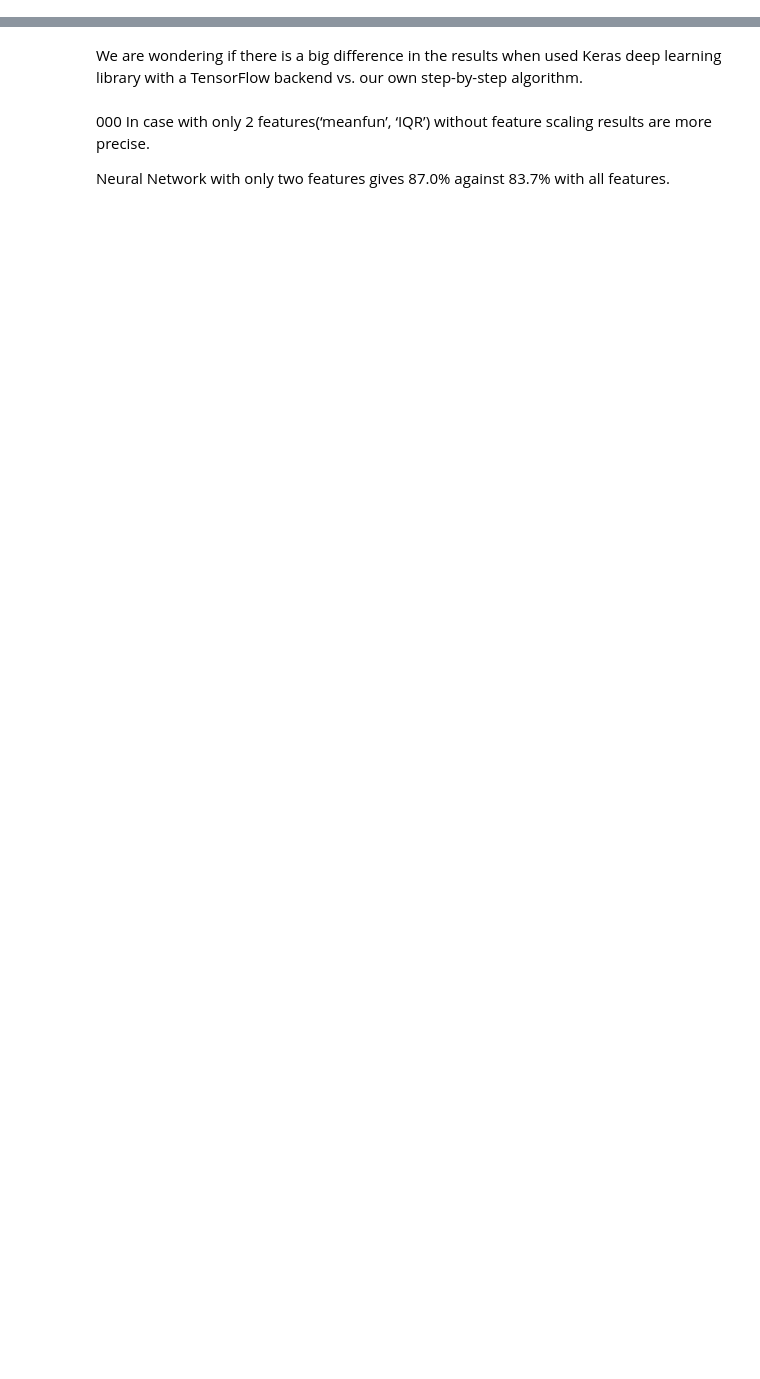
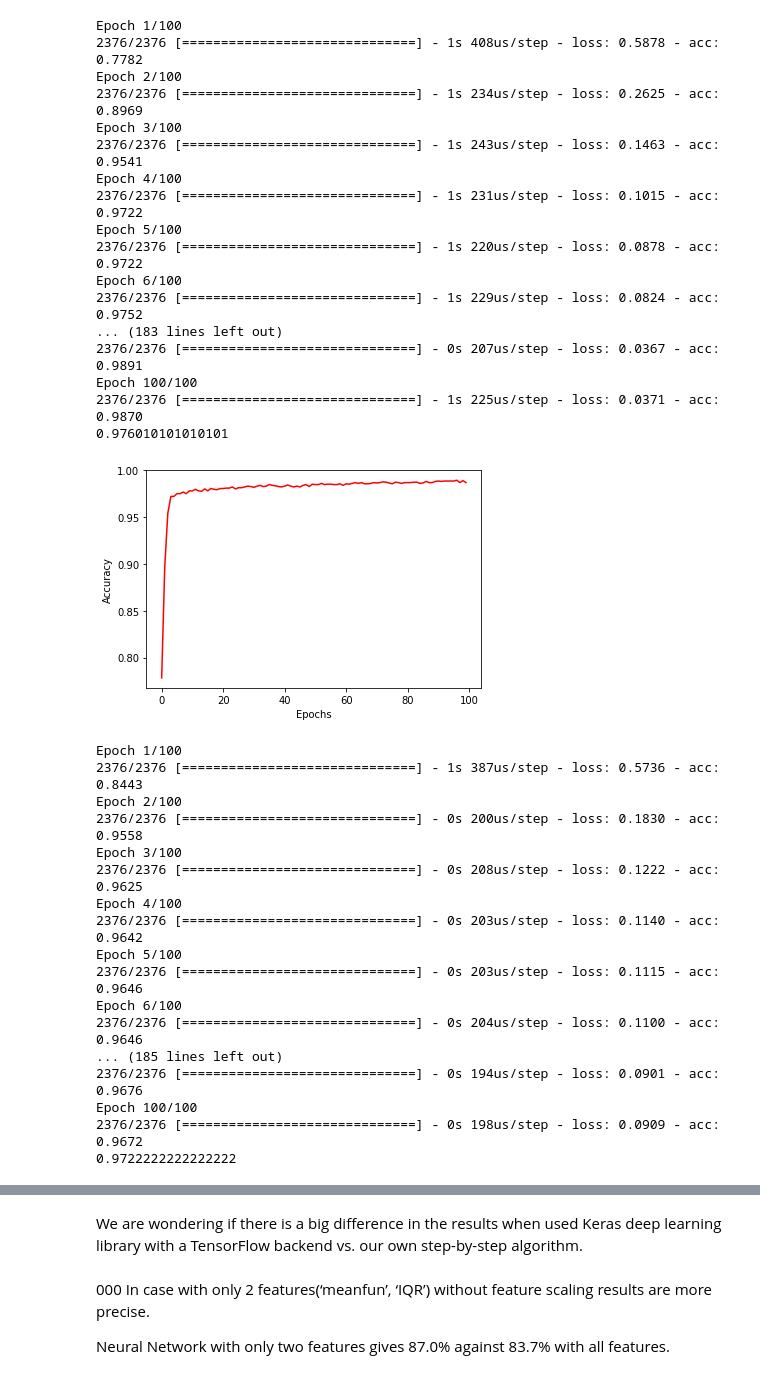
Before and after one commit to kassiwu/Gender_Recognition_by_Voice, a Jupyter notebook: Neural_Network.ipynb, the cells around one changed output, grey strips where cells are left out. Drawn from its saved outputs; the diff is of its cells as text; code cells hidden in the pictures; blank space fills up the shorter version.

```diff
--- a/Neural_Network.ipynb
+++ b/Neural_Network.ipynb
@@ -20,31 +35,69 @@ warnings.filterwarnings('ignore')
 import keras
 from keras.models import Sequential
 from keras.layers import Dense
 import sklearn.metrics as metrics
 from keras.callbacks import History
 from keras.utils import plot_model
 from keras.optimizers import SGD
 
 def run_ANN(train_x,test_x,train_y,test_y):
     #Initializing ANN
     clf = Sequential()
     hist = History()
     clf.add(Dense(output_dim = 6, init = 'uniform', activation = 'relu', input_dim = len(train_x[1])))
     # Adding the second hidden layer
     clf.add(Dense(output_dim = 6, init = 'uniform', activation = 'relu'))
     # Adding the output layer
     clf.add(Dense(output_dim = 1, init = 'uniform', activation = 'sigmoid'))
     clf.compile(optimizer = 'adam', loss = 'binary_crossentropy', metrics = ['accuracy'])
     clf.fit(train_x, train_y, batch_size = 10, nb_epoch = 100 ,callbacks = [hist])
     pred_y = clf.predict(test_x)
     pred_y = (pred_y > 0.5)
 
 
     print(metrics.accuracy_score(pred_y,test_y))
 
     plt.plot(hist.history['acc'], color = 'red')
     plt.xlabel('Epochs')
     plt.ylabel('Accuracy')
     plt.show()
 
-#run_ANN(train_x,test_x,train_y,test_y)
+run_ANN(train_x,test_x,train_y,test_y)
+run_ANN(train_x_two_features, test_x_two_features, train_y_two_features, test_y_two_features)
+run_ANN(pca13_train_x, pca13_test_x, train_y, test_y)
+# %% [output]
+Epoch 1/100
+2376/2376 [==============================] - 1s 408us/step - loss: 0.5878 - acc: 0.7782
+Epoch 2/100
+2376/2376 [==============================] - 1s 234us/step - loss: 0.2625 - acc: 0.8969
+Epoch 3/100
+2376/2376 [==============================] - 1s 243us/step - loss: 0.1463 - acc: 0.9541
+Epoch 4/100
+2376/2376 [==============================] - 1s 231us/step - loss: 0.1015 - acc: 0.9722
+Epoch 5/100
+2376/2376 [==============================] - 1s 220us/step - loss: 0.0878 - acc: 0.9722
+Epoch 6/100
+2376/2376 [==============================] - 1s 229us/step - loss: 0.0824 - acc: 0.9752
+... (183 lines left out)
+2376/2376 [==============================] - 0s 207us/step - loss: 0.0367 - acc: 0.9891
+Epoch 100/100
+2376/2376 [==============================] - 1s 225us/step - loss: 0.0371 - acc: 0.9870
+0.976010101010101
+[figure, added]
+Epoch 1/100
+2376/2376 [==============================] - 1s 387us/step - loss: 0.5736 - acc: 0.8443
+Epoch 2/100
+2376/2376 [==============================] - 0s 200us/step - loss: 0.1830 - acc: 0.9558
+Epoch 3/100
+2376/2376 [==============================] - 0s 208us/step - loss: 0.1222 - acc: 0.9625
+Epoch 4/100
+2376/2376 [==============================] - 0s 203us/step - loss: 0.1140 - acc: 0.9642
+Epoch 5/100
+2376/2376 [==============================] - 0s 203us/step - loss: 0.1115 - acc: 0.9646
+Epoch 6/100
+2376/2376 [==============================] - 0s 204us/step - loss: 0.1100 - acc: 0.9646
+... (185 lines left out)
+2376/2376 [==============================] - 0s 194us/step - loss: 0.0901 - acc: 0.9676
+Epoch 100/100
+2376/2376 [==============================] - 0s 198us/step - loss: 0.0909 - acc: 0.9672
+0.9722222222222222
```
Also changed, not shown: parts of 2 cells of this notebook, 1 other file.
